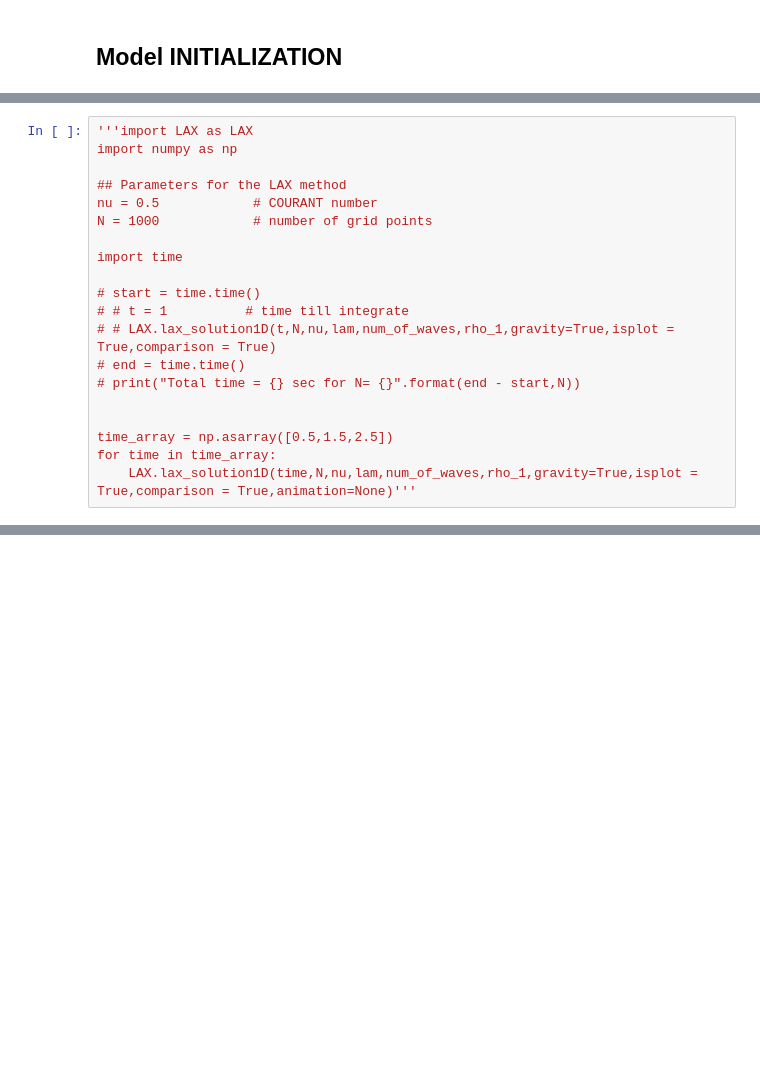
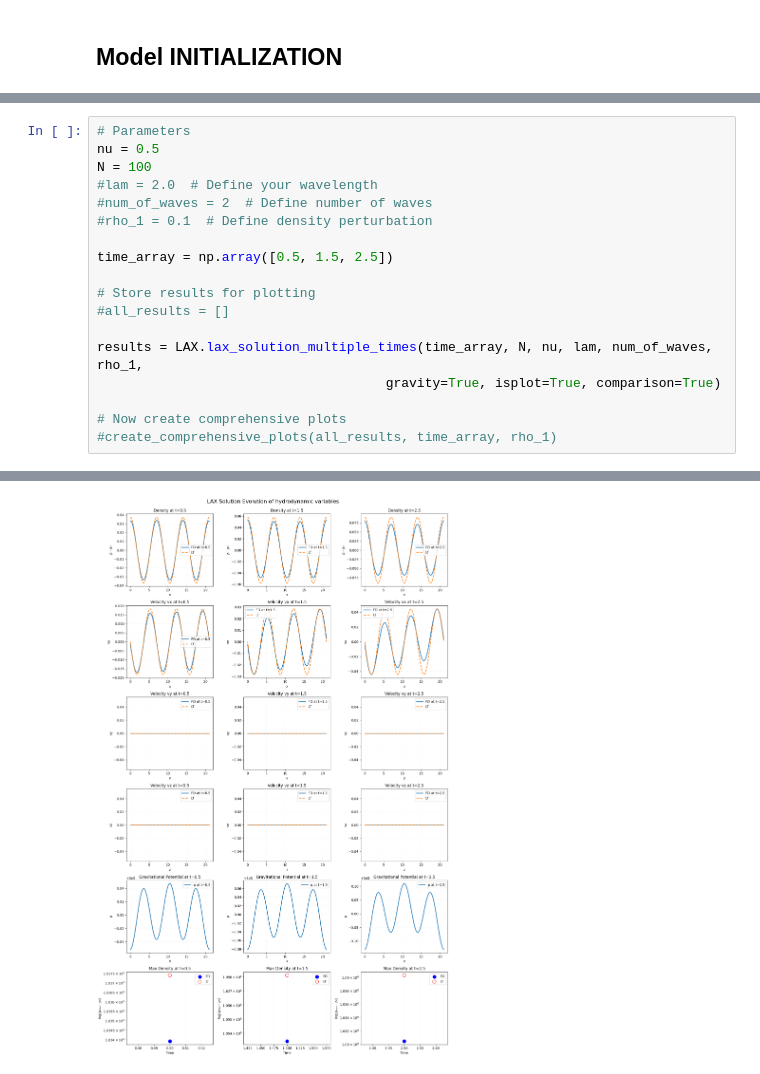
Before and after one commit to sauddy/GRINN, a Jupyter notebook: GRINN_torch_code/torch_GHD_combined.ipynb, the cells around one changed output, grey strips where cells are left out. Drawn from its saved outputs; the diff is of its cells as text; blank space fills up the shorter version.

```diff
--- a/GRINN_torch_code/torch_GHD_combined.ipynb
+++ b/GRINN_torch_code/torch_GHD_combined.ipynb
@@ -1072,20 +1046,19 @@ rho_theory_max=1.0724450039638485 at time 2.0
 # %%
-'''import LAX as LAX
-import numpy as np
+# Parameters
+nu = 0.5
+N = 100
+#lam = 2.0  # Define your wavelength
+#num_of_waves = 2  # Define number of waves
+#rho_1 = 0.1  # Define density perturbation
 
-## Parameters for the LAX method
-nu = 0.5            # COURANT number
-N = 1000            # number of grid points
+time_array = np.array([0.5, 1.5, 2.5])
 
-import time
+# Store results for plotting
+#all_results = []
 
-# start = time.time()
-# # t = 1          # time till integrate
-# # LAX.lax_solution1D(t,N,nu,lam,num_of_waves,rho_1,gravity=True,isplot = True,comparison = True)
-# end = time.time()
-# print("Total time = {} sec for N= {}".format(end - start,N))
+results = LAX.lax_solution_multiple_times(time_array, N, nu, lam, num_of_waves, rho_1,
+                                     gravity=True, isplot=True, comparison=True)
 
-
-time_array = np.asarray([0.5,1.5,2.5])
-for time in time_array:
-    LAX.lax_solution1D(time,N,nu,lam,num_of_waves,rho_1,gravity=True,isplot = True,comparison = True,animation=None)'''
+# Now create comprehensive plots
+#create_comprehensive_plots(all_results, time_array, rho_1)
+# %% [output]
@@ -1091,0 +1083 @@ for time in time_array:
+[figure, added]
```
Also changed, not shown: parts of 22 cells of this notebook, 30 other files.
